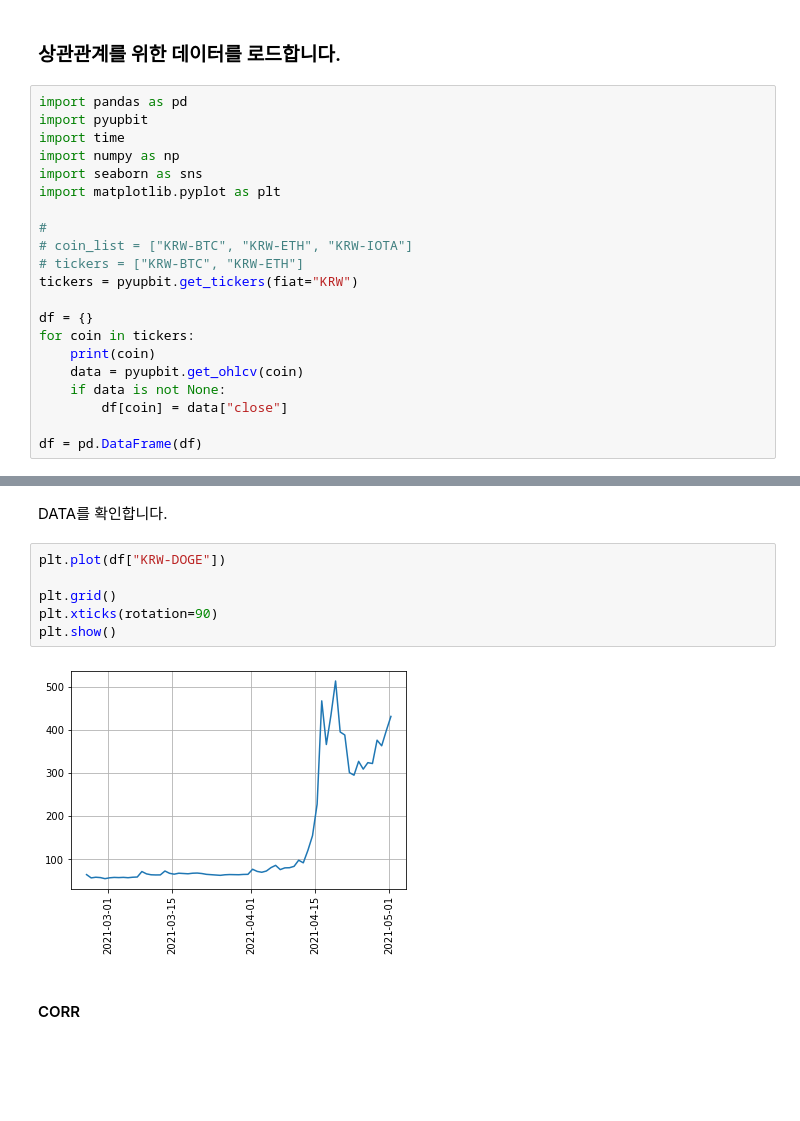
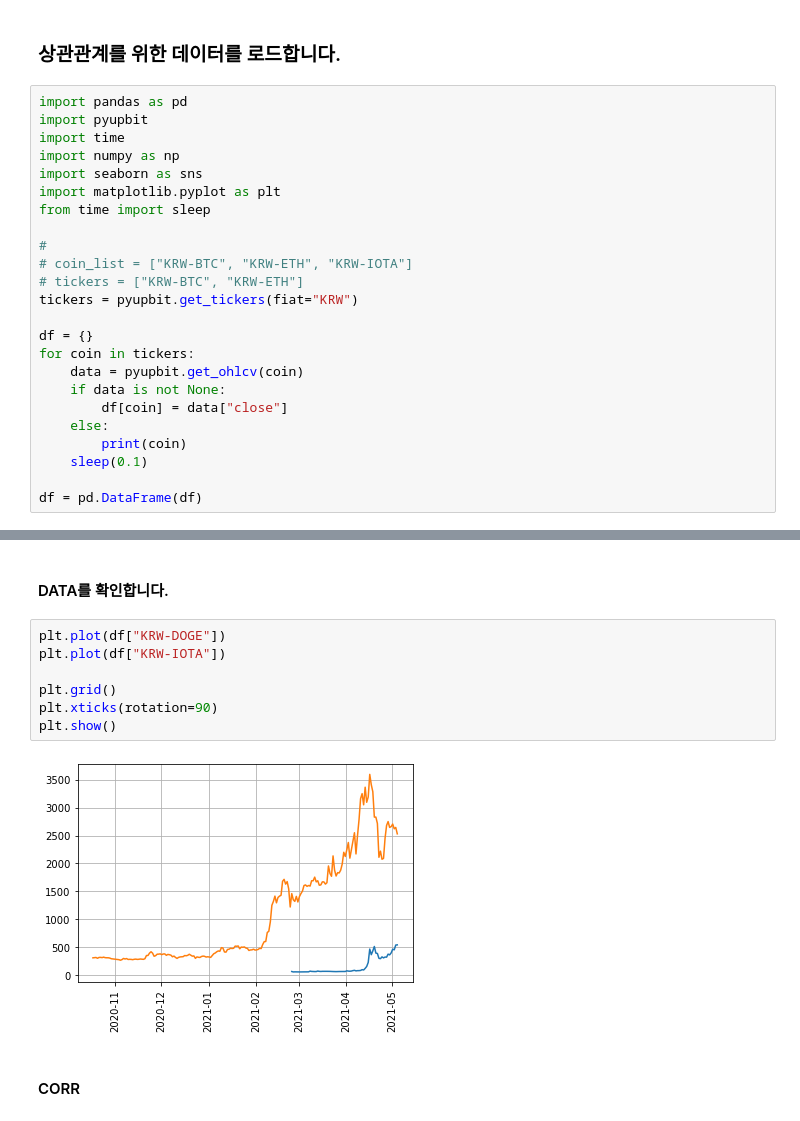
Before and after one commit to deokjoo/upbit, a Jupyter notebook: upbit01.ipynb, the cells around one changed output, grey strips where cells are left out. Saved outputs shown, nothing was run; the diff lists cells and outputs as text; blank space fills up the shorter version.

```diff
--- a/upbit01.ipynb
+++ b/upbit01.ipynb
@@ -17,6 +17,7 @@ import time
 import numpy as np
 import seaborn as sns
 import matplotlib.pyplot as plt
+from time import sleep
 
 #
 # coin_list = ["KRW-BTC", "KRW-ETH", "KRW-IOTA"]
@@ -25,9 +26,11 @@ tickers = pyupbit.get_tickers(fiat="KRW")
 
 df = {}
 for coin in tickers:
-    print(coin)
     data = pyupbit.get_ohlcv(coin)
     if data is not None:
         df[coin] = data["close"]
+    else:
+        print(coin)
+    sleep(0.1)
 
 df = pd.DataFrame(df)
@@ -52,13 +37,14 @@ KRW-STX
-# %% [markdown]
-DATA를 확인합니다.
+# %% [markdown]
+#### DATA를 확인합니다.
 # %%
 plt.plot(df["KRW-DOGE"])
+plt.plot(df["KRW-IOTA"])
 
 plt.grid()
 plt.xticks(rotation=90)
 plt.show()
 # %% [output]
-[figure, old version]
+[figure, new version]
 # %% [markdown]
 #### CORR
 # %%
```
Also changed, not shown: parts of 5 cells of this notebook, 2 other files.
